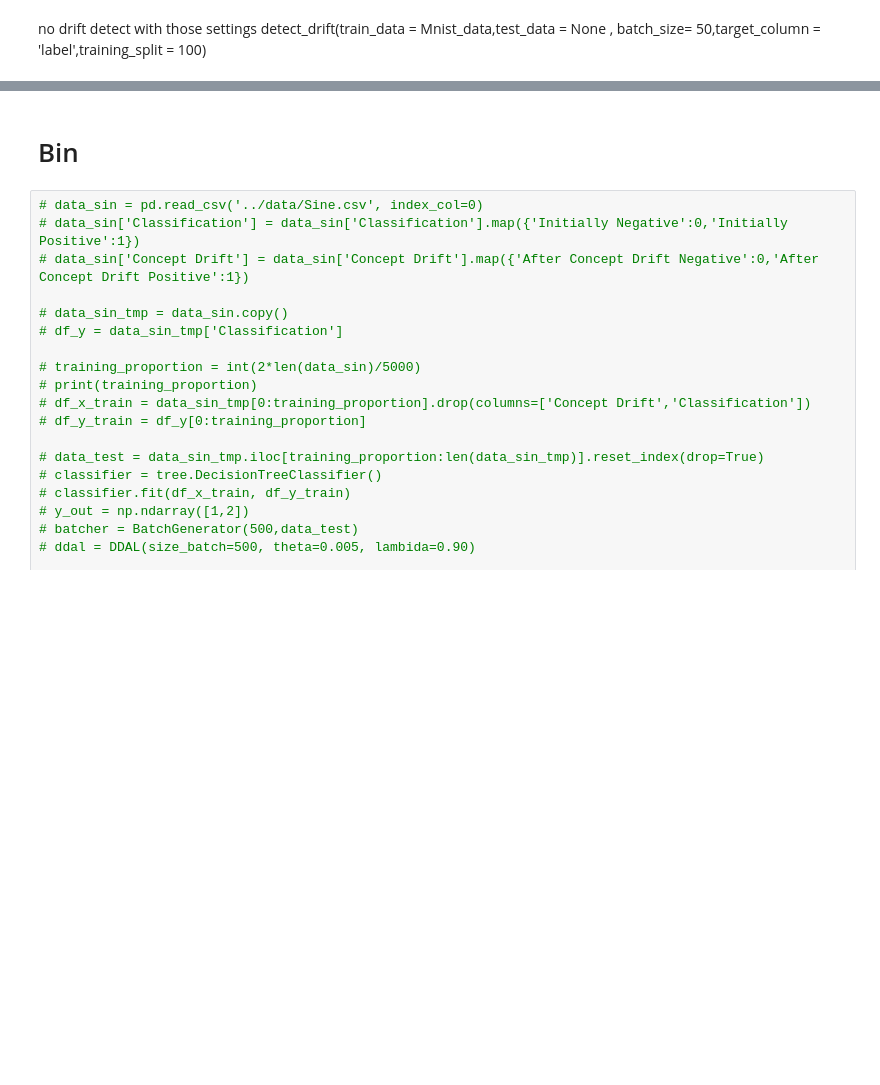
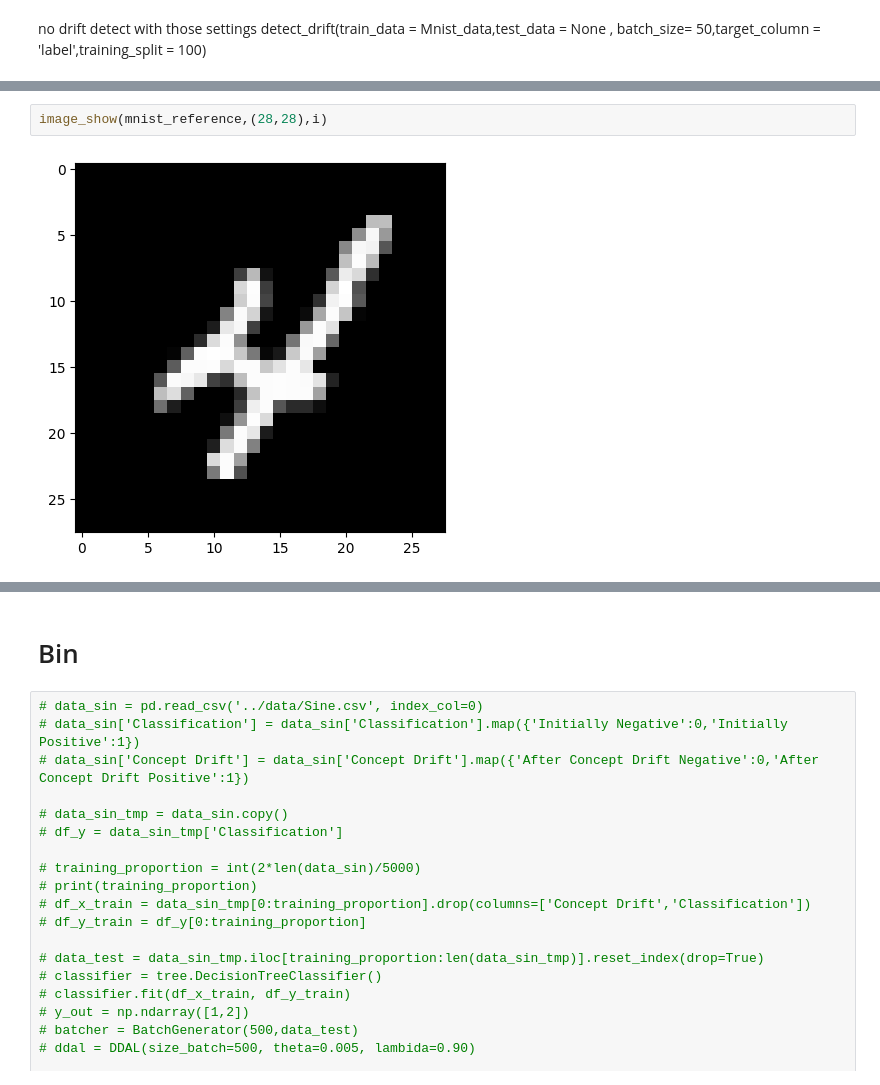
Before and after one commit to ranUser01/TinyML, a Jupyter notebook: Unsupervised_detection_experiment.ipynb, the cells around one changed output, grey strips where cells are left out. Cells and saved outputs as stored; diff of their text form; blank space fills up the shorter version.

```diff
--- a/Unsupervised_detection_experiment.ipynb
+++ b/Unsupervised_detection_experiment.ipynb
@@ -113,0 +309,4 @@ AttributeError: 'BatchGenerator' object has no attribute 'df'
+# %%
+image_show(mnist_reference,(28,28),i)
+# %% [output]
+[figure, added]
```
Also changed, not shown: parts of 27 cells of this notebook, 28 other files.
